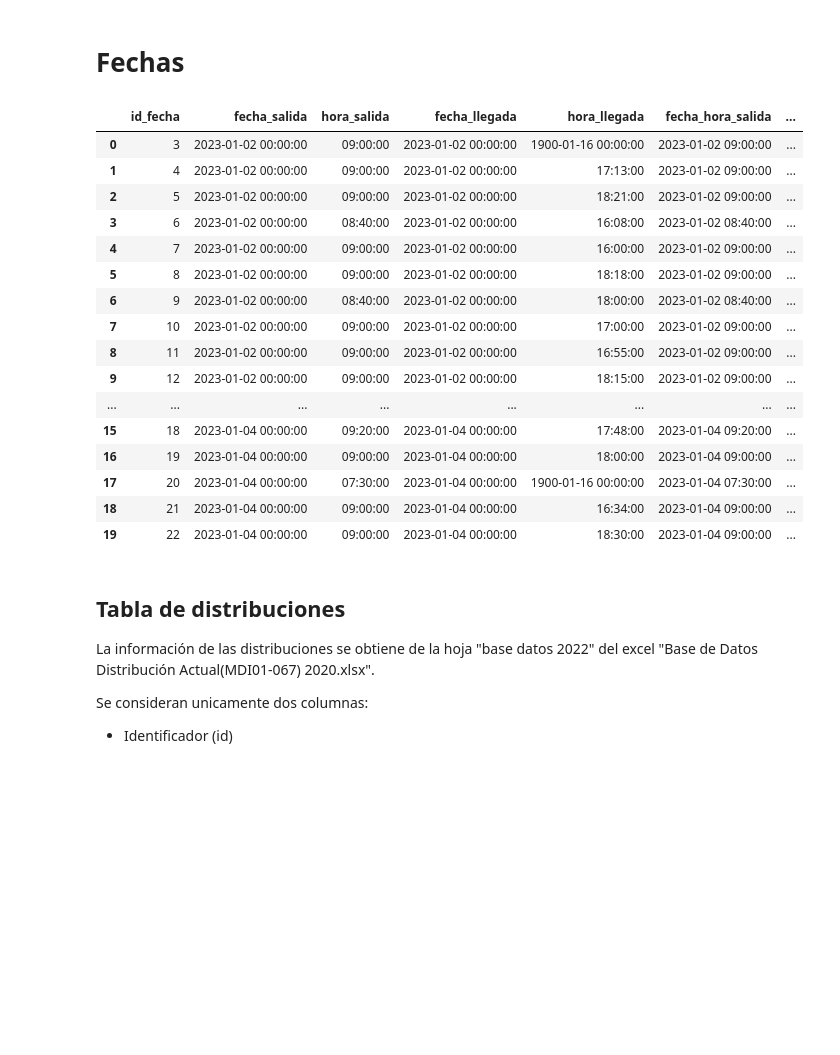
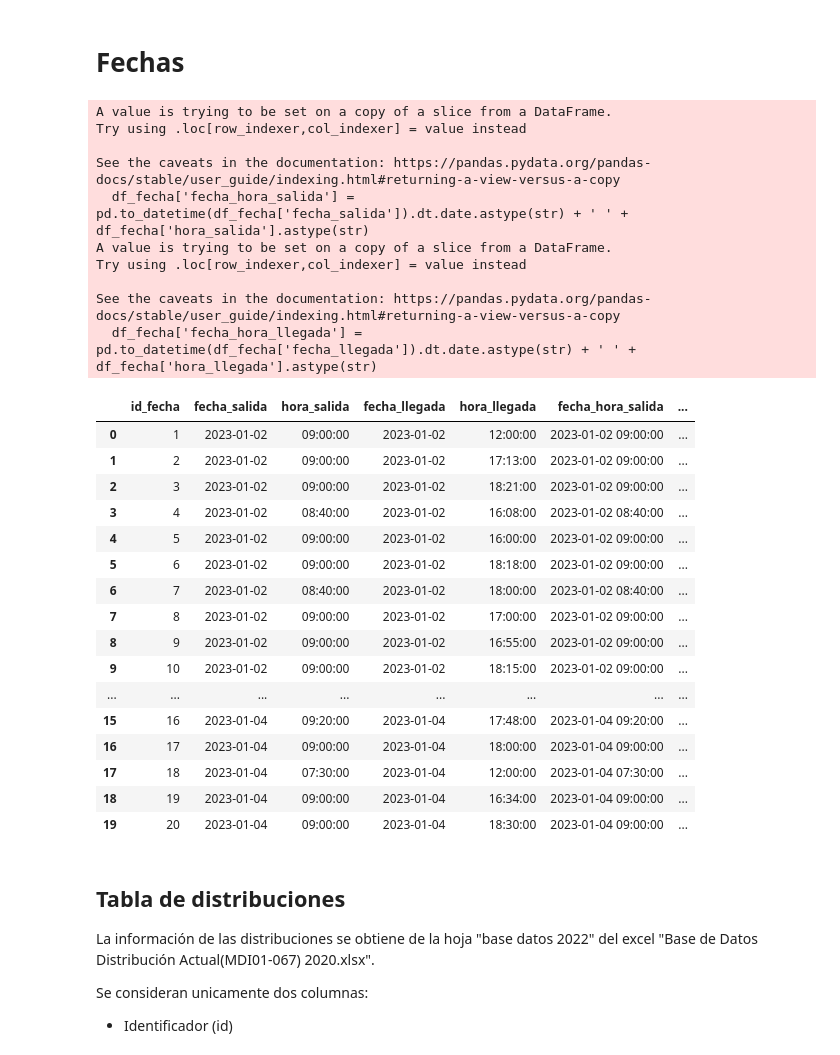
Before and after one commit to monalcmar/TFM-LIS-ATTsF, a Jupyter notebook: app/mam_etl_notebook_distribuciones.ipynb, the cells around one changed output. Drawn from its saved outputs; the diff is of its cells as text; code cells hidden in the pictures; blank space fills up the shorter version.

```diff
--- a/app/mam_etl_notebook_distribuciones.ipynb
+++ b/app/mam_etl_notebook_distribuciones.ipynb
@@ -4,9 +4,6 @@ import pandas as pd
 import dependencies
 
 import numpy as np
-# %%
-path_input = dependencies.rootFolder / 'data' / 'raw'
-path_output = dependencies.rootFolder / 'data' / 'processed'
 # %% [markdown]
 ## Maestro de conductores
 
@@ -268,36 +239,46 @@ import datetime
 # %%
 df_fecha = df_wilaya = pd.read_excel(
     path_input / 'Base de Datos Distribución Actual (MDI01-067)  2020.xlsx',
     sheet_name='base  datos 2022',
     usecols='D, E, F, G',
-    names=['fecha_salida', 'hora_salida', 'fecha_llegada', 'hora_llegada']
+    names=['fecha_salida', 'hora_salida', 'fecha_llegada', 'hora_llegada'],
+    header=2
 )
-df_fecha = df_fecha.drop([0,1], axis=0)
 df_fecha = df_fecha.iloc[0:199,]
 # Se ha hecho una modificación manual en el primer registro en la hora de llegada en la hoja excel por inconcistencia en el tipo de dato
 df_fecha['fecha_hora_salida'] = pd.to_datetime(df_fecha['fecha_salida']).dt.date.astype(str) + ' ' + df_fecha['hora_salida'].astype(str)
 df_fecha['fecha_hora_llegada'] = pd.to_datetime(df_fecha['fecha_llegada']).dt.date.astype(str) + ' ' + df_fecha['hora_llegada'].astype(str)
 df_fecha.index += 1
 df_fecha = df_fecha.reset_index(names="id_fecha")
 df_fecha.head(20)
 # %% [output]
+A value is trying to be set on a copy of a slice from a DataFrame.
+Try using .loc[row_indexer,col_indexer] = value instead
+
+See the caveats in the documentation: https://pandas.pydata.org/pandas-docs/stable/user_guide/indexing.html#returning-a-view-versus-a-copy
+  df_fecha['fecha_hora_salida'] = pd.to_datetime(df_fecha['fecha_salida']).dt.date.astype(str) + ' ' + df_fecha['hora_salida'].astype(str)
+A value is trying to be set on a copy of a slice from a DataFrame.
+Try using .loc[row_indexer,col_indexer] = value instead
+
+See the caveats in the documentation: https://pandas.pydata.org/pandas-docs/stable/user_guide/indexing.html#returning-a-view-versus-a-copy
+  df_fecha['fecha_hora_llegada'] = pd.to_datetime(df_fecha['fecha_llegada']).dt.date.astype(str) + ' ' + df_fecha['hora_llegada'].astype(str)
 |  | id_fecha | fecha_salida | hora_salida | fecha_llegada | hora_llegada | fecha_hora_salida | ... |
-| 0 | 3 | 2023-01-02 00:00:00 | 09:00:00 | 2023-01-02 00:00:00 | 1900-01-16 00:00:00 | 2023-01-02 09:00:00 | ... |
-| 1 | 4 | 2023-01-02 00:00:00 | 09:00:00 | 2023-01-02 00:00:00 | 17:13:00 | 2023-01-02 09:00:00 | ... |
-| 2 | 5 | 2023-01-02 00:00:00 | 09:00:00 | 2023-01-02 00:00:00 | 18:21:00 | 2023-01-02 09:00:00 | ... |
-| 3 | 6 | 2023-01-02 00:00:00 | 08:40:00 | 2023-01-02 00:00:00 | 16:08:00 | 2023-01-02 08:40:00 | ... |
-| 4 | 7 | 2023-01-02 00:00:00 | 09:00:00 | 2023-01-02 00:00:00 | 16:00:00 | 2023-01-02 09:00:00 | ... |
-| 5 | 8 | 2023-01-02 00:00:00 | 09:00:00 | 2023-01-02 00:00:00 | 18:18:00 | 2023-01-02 09:00:00 | ... |
-| 6 | 9 | 2023-01-02 00:00:00 | 08:40:00 | 2023-01-02 00:00:00 | 18:00:00 | 2023-01-02 08:40:00 | ... |
-| 7 | 10 | 2023-01-02 00:00:00 | 09:00:00 | 2023-01-02 00:00:00 | 17:00:00 | 2023-01-02 09:00:00 | ... |
-| 8 | 11 | 2023-01-02 00:00:00 | 09:00:00 | 2023-01-02 00:00:00 | 16:55:00 | 2023-01-02 09:00:00 | ... |
-| 9 | 12 | 2023-01-02 00:00:00 | 09:00:00 | 2023-01-02 00:00:00 | 18:15:00 | 2023-01-02 09:00:00 | ... |
+| 0 | 1 | 2023-01-02 | 09:00:00 | 2023-01-02 | 12:00:00 | 2023-01-02 09:00:00 | ... |
+| 1 | 2 | 2023-01-02 | 09:00:00 | 2023-01-02 | 17:13:00 | 2023-01-02 09:00:00 | ... |
+| 2 | 3 | 2023-01-02 | 09:00:00 | 2023-01-02 | 18:21:00 | 2023-01-02 09:00:00 | ... |
+| 3 | 4 | 2023-01-02 | 08:40:00 | 2023-01-02 | 16:08:00 | 2023-01-02 08:40:00 | ... |
+| 4 | 5 | 2023-01-02 | 09:00:00 | 2023-01-02 | 16:00:00 | 2023-01-02 09:00:00 | ... |
+| 5 | 6 | 2023-01-02 | 09:00:00 | 2023-01-02 | 18:18:00 | 2023-01-02 09:00:00 | ... |
+| 6 | 7 | 2023-01-02 | 08:40:00 | 2023-01-02 | 18:00:00 | 2023-01-02 08:40:00 | ... |
+| 7 | 8 | 2023-01-02 | 09:00:00 | 2023-01-02 | 17:00:00 | 2023-01-02 09:00:00 | ... |
+| 8 | 9 | 2023-01-02 | 09:00:00 | 2023-01-02 | 16:55:00 | 2023-01-02 09:00:00 | ... |
+| 9 | 10 | 2023-01-02 | 09:00:00 | 2023-01-02 | 18:15:00 | 2023-01-02 09:00:00 | ... |
 | ... | ... | ... | ... | ... | ... | ... | ... |
-| 15 | 18 | 2023-01-04 00:00:00 | 09:20:00 | 2023-01-04 00:00:00 | 17:48:00 | 2023-01-04 09:20:00 | ... |
-| 16 | 19 | 2023-01-04 00:00:00 | 09:00:00 | 2023-01-04 00:00:00 | 18:00:00 | 2023-01-04 09:00:00 | ... |
-| 17 | 20 | 2023-01-04 00:00:00 | 07:30:00 | 2023-01-04 00:00:00 | 1900-01-16 00:00:00 | 2023-01-04 07:30:00 | ... |
-| 18 | 21 | 2023-01-04 00:00:00 | 09:00:00 | 2023-01-04 00:00:00 | 16:34:00 | 2023-01-04 09:00:00 | ... |
-| 19 | 22 | 2023-01-04 00:00:00 | 09:00:00 | 2023-01-04 00:00:00 | 18:30:00 | 2023-01-04 09:00:00 | ... |
+| 15 | 16 | 2023-01-04 | 09:20:00 | 2023-01-04 | 17:48:00 | 2023-01-04 09:20:00 | ... |
+| 16 | 17 | 2023-01-04 | 09:00:00 | 2023-01-04 | 18:00:00 | 2023-01-04 09:00:00 | ... |
+| 17 | 18 | 2023-01-04 | 07:30:00 | 2023-01-04 | 12:00:00 | 2023-01-04 07:30:00 | ... |
+| 18 | 19 | 2023-01-04 | 09:00:00 | 2023-01-04 | 16:34:00 | 2023-01-04 09:00:00 | ... |
+| 19 | 20 | 2023-01-04 | 09:00:00 | 2023-01-04 | 18:30:00 | 2023-01-04 09:00:00 | ... |
 # %% [markdown]
 ## Tabla de distribuciones
 
```
Also changed, not shown: parts of 14 cells of this notebook, 42 other files.
